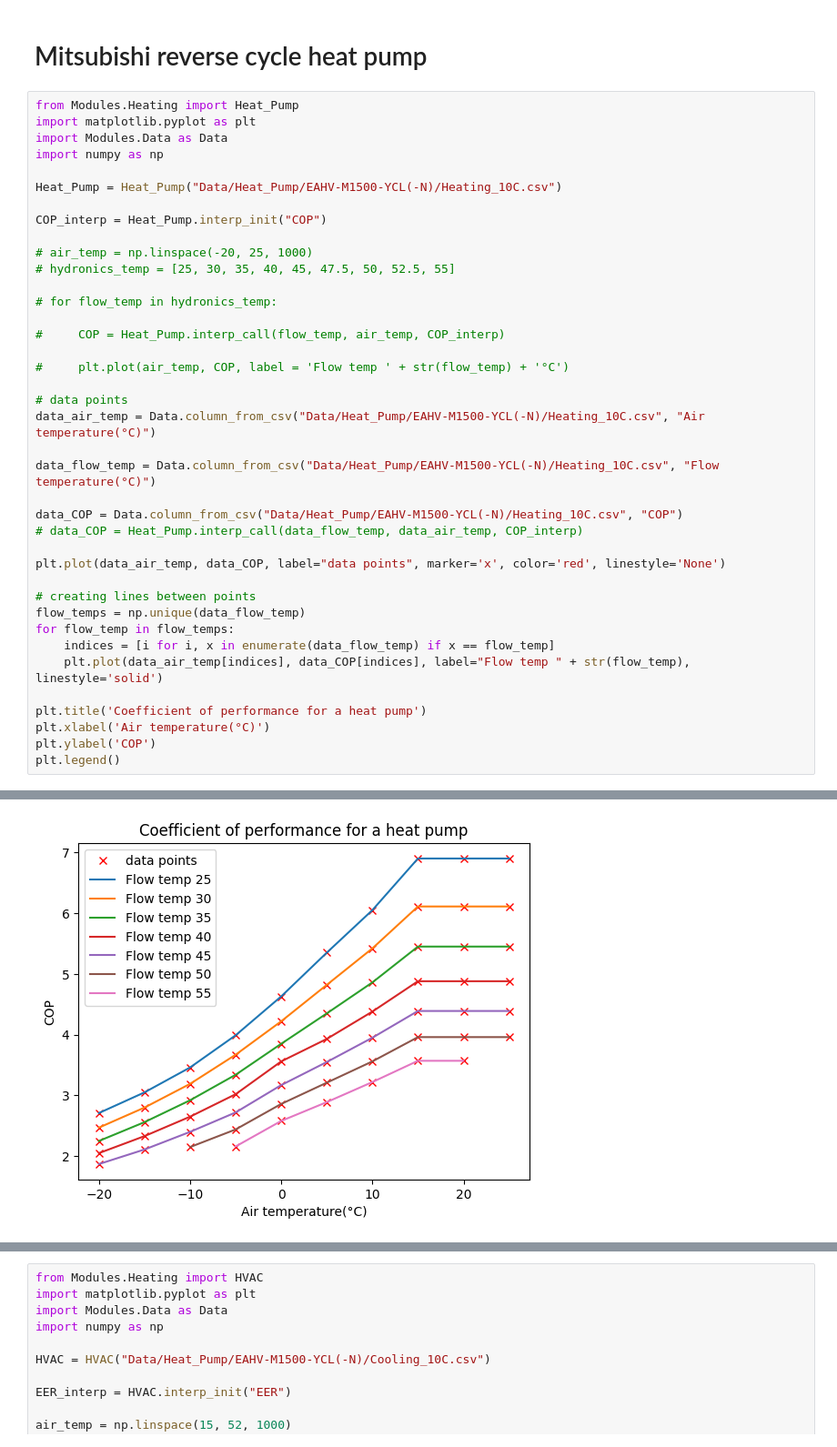
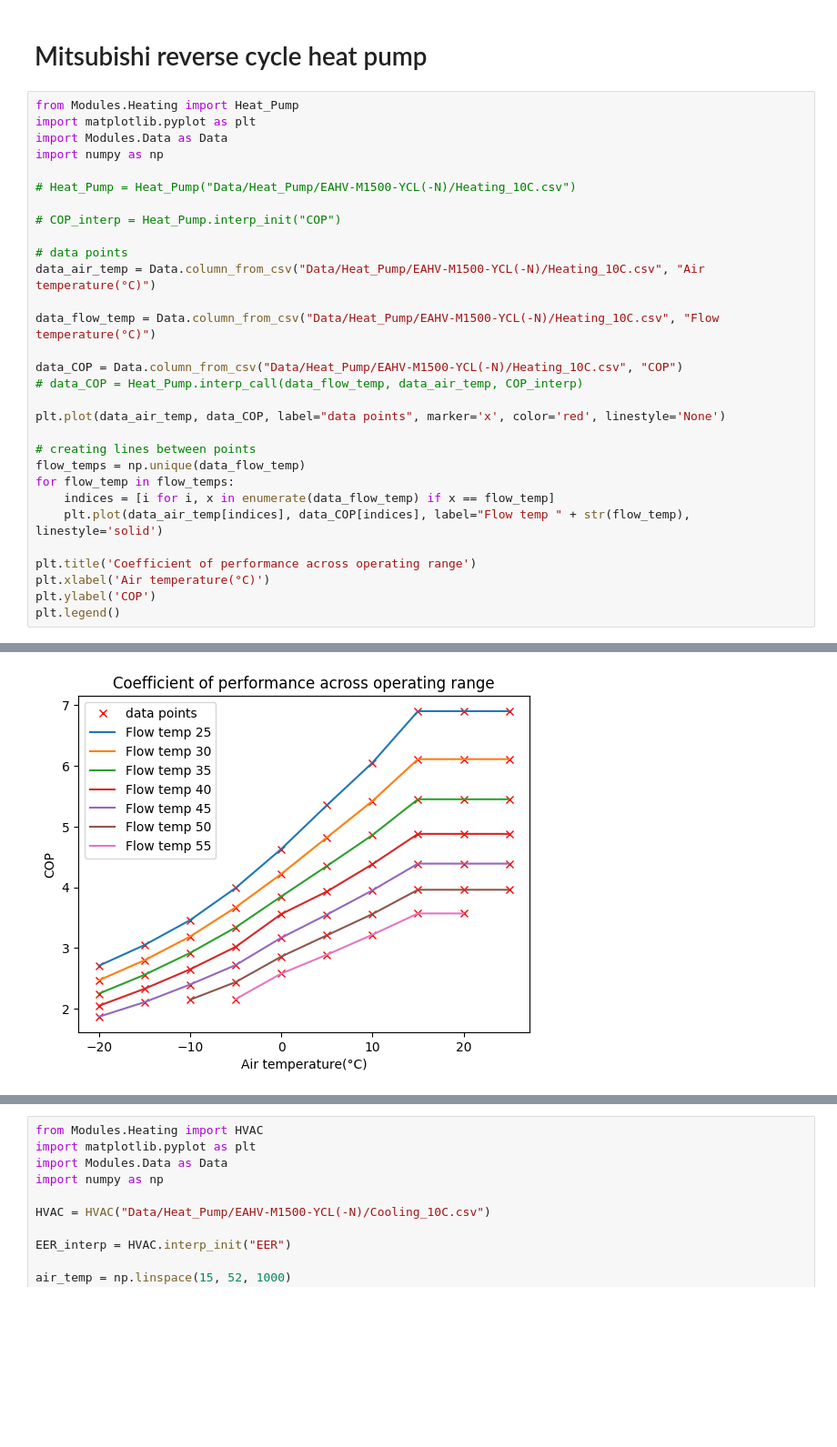
Before and after one commit to SNaylor12543/Variable_Output_Temperature_Heat_Pump, a Jupyter notebook: EAHV-M1500-YCL(-N).ipynb, the cells around one changed output, grey strips where cells are left out. Shown at 91% size. Saved outputs shown, nothing was run; the diff lists cells and outputs as text; blank space fills up the shorter version.

```diff
--- a/EAHV-M1500-YCL(-N).ipynb
+++ b/EAHV-M1500-YCL(-N).ipynb
@@ -3,42 +3,33 @@
 # %%
 from Modules.Heating import Heat_Pump
 import matplotlib.pyplot as plt
 import Modules.Data as Data
 import numpy as np
 
-Heat_Pump = Heat_Pump("Data/Heat_Pump/EAHV-M1500-YCL(-N)/Heating_10C.csv")
+# Heat_Pump = Heat_Pump("Data/Heat_Pump/EAHV-M1500-YCL(-N)/Heating_10C.csv")
 
-COP_interp = Heat_Pump.interp_init("COP")
-
-# air_temp = np.linspace(-20, 25, 1000)
-# hydronics_temp = [25, 30, 35, 40, 45, 47.5, 50, 52.5, 55]
-
-# for flow_temp in hydronics_temp:
-
-#     COP = Heat_Pump.interp_call(flow_temp, air_temp, COP_interp)
-
-#     plt.plot(air_temp, COP, label = 'Flow temp ' + str(flow_temp) + '°C')
+# COP_interp = Heat_Pump.interp_init("COP")
 
 # data points
 data_air_temp = Data.column_from_csv("Data/Heat_Pump/EAHV-M1500-YCL(-N)/Heating_10C.csv", "Air temperature(°C)")
 
 data_flow_temp = Data.column_from_csv("Data/Heat_Pump/EAHV-M1500-YCL(-N)/Heating_10C.csv", "Flow temperature(°C)")
 
 data_COP = Data.column_from_csv("Data/Heat_Pump/EAHV-M1500-YCL(-N)/Heating_10C.csv", "COP")
 # data_COP = Heat_Pump.interp_call(data_flow_temp, data_air_temp, COP_interp)
 
 plt.plot(data_air_temp, data_COP, label="data points", marker='x', color='red', linestyle='None')
 
 # creating lines between points
 flow_temps = np.unique(data_flow_temp)
 for flow_temp in flow_temps:
     indices = [i for i, x in enumerate(data_flow_temp) if x == flow_temp]
     plt.plot(data_air_temp[indices], data_COP[indices], label="Flow temp " + str(flow_temp), linestyle='solid')
 
-plt.title('Coefficient of performance for a heat pump')
+plt.title('Coefficient of performance across operating range')
 plt.xlabel('Air temperature(°C)')
 plt.ylabel('COP')
 plt.legend()
 # %% [output]
 <matplotlib.legend.Legend at 0x...>
-[figure, old version]
+[figure, new version]
```
Also changed, not shown: parts of 3 cells of this notebook.
